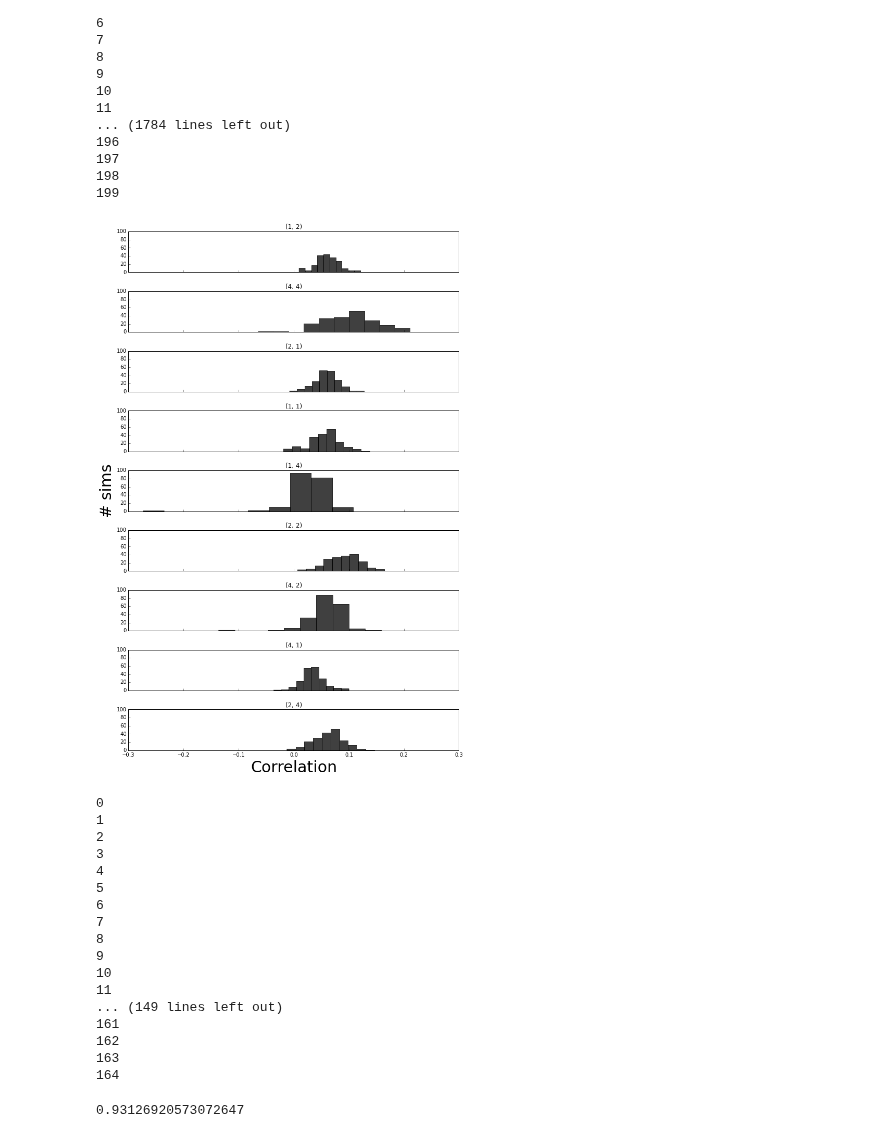
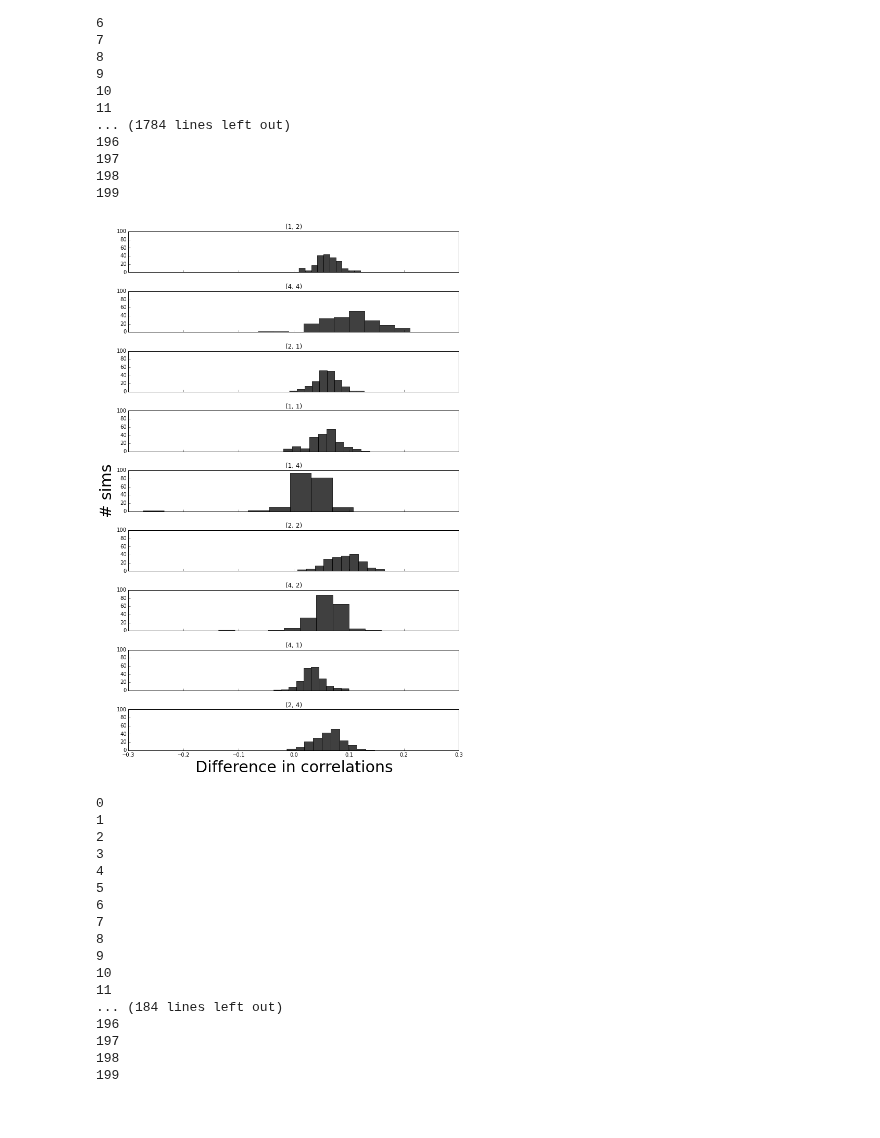
Before and after one commit to NYUMaLab/Divisive_Normalization_Project, a Jupyter notebook: Code/Demixing/Demixing Precision Readout.ipynb, the cells around one changed output. Cells and saved outputs as stored; diff of their text form; code cells hidden in the pictures.

```diff
--- a/Code/Demixing/Demixing Precision Readout.ipynb
+++ b/Code/Demixing/Demixing Precision Readout.ipynb
@@ -272,3 +272,41 @@ for s_i in range(90):
             posts_v1[tc_i] = p['var_s1']
             posts_v2[tc_i] = p['var_s2']
             testsets[tc_i] = r
+# %%
+validset1 = {}
+trainset1 = {}
+validset2 = {}
+trainset2 = {}
+validset1_all = [], []
+trainset1_all = [], []
+validset2_all = [], []
+trainset2_all = [], []
+
+keys = posts_v1.keys()
+for k in range(len(keys)):
+    k_i = keys[k]
+    x2 = []
+    y = []
+    x2 = testsets[k_i]
+    y = np.array((1/posts_v1[k_i], 1/posts_v2[k_i])).T
+    for i in range(0, 200):
+        print i
+        nn, nnx, valid_mse = nns[i]
+        x1 = dm.get_hu_responses(testsets[k_i], nn)
+        inds = range(len(x1))
+        np.random.shuffle(inds)
+        x1_shuf = x1[inds]
+        x2_shuf = x2[inds]
+        y_shuf = y[inds]
+        validset1[k] = x1_shuf[0:2000], y_shuf[0:2000]
+        trainset1[k] = x1_shuf[2000:], y_shuf[2000:]
+        validset2[k] = x2_shuf[0:2000], y_shuf[0:2000]
+        trainset2[k] = x2_shuf[2000:], y_shuf[2000:]
+        validset1_all[0].append(validset1[k][0])
+        validset1_all[1].append(validset1[k][1])
+        validset2_all[0].append(validset2[k][0])
+        validset2_all[1].append(validset2[k][1])
+        trainset1_all[0].append(trainset1[k][0])
+        trainset1_all[1].append(trainset1[k][1])
+        trainset2_all[0].append(trainset2[k][0])
+        trainset2_all[1].append(trainset2[k][1])
@@ -343,16 +400,16 @@ for i in range(len(c_arr)):
 # %%
 f, ax = plt.subplots(len(lin_corrs1), sharex=True, sharey=True)
 for i in range(len(lin_corrs1)):
     ax[i].hist(lin_corrs1[i] - lin_corrs2[i], 10, facecolor='k', alpha=0.75)
     ax[i].yaxis.set_ticks_position('left')
     ax[i].xaxis.set_ticks_position('bottom')
     ax[i].set_title(keys[i])
 ax[4].set_ylabel('# sims', fontsize=30)
-ax[8].set_xlabel('Correlation', fontsize=30)
+ax[8].set_xlabel('Difference in correlations', fontsize=30)
 f.set_size_inches(10,15)
 plt.tight_layout()
 # %% [output]
-[figure, old version]
+[figure, new version]
 # %%
 lin_corrs1_all = np.zeros(200)
 lin_corrs2_all = np.zeros(200)
@@ -412,12 +469,8 @@ for i in range(0, 200):
 9
 10
 11
-... (149 lines left out)
-161
-162
-163
-164
+... (184 lines left out)
+196
+197
+198
+199
-# %%
-np.max(lin_corrs1)
-# %% [output]
-0.93126920573072647
```
Also changed, not shown: parts of 4 cells of this notebook.
